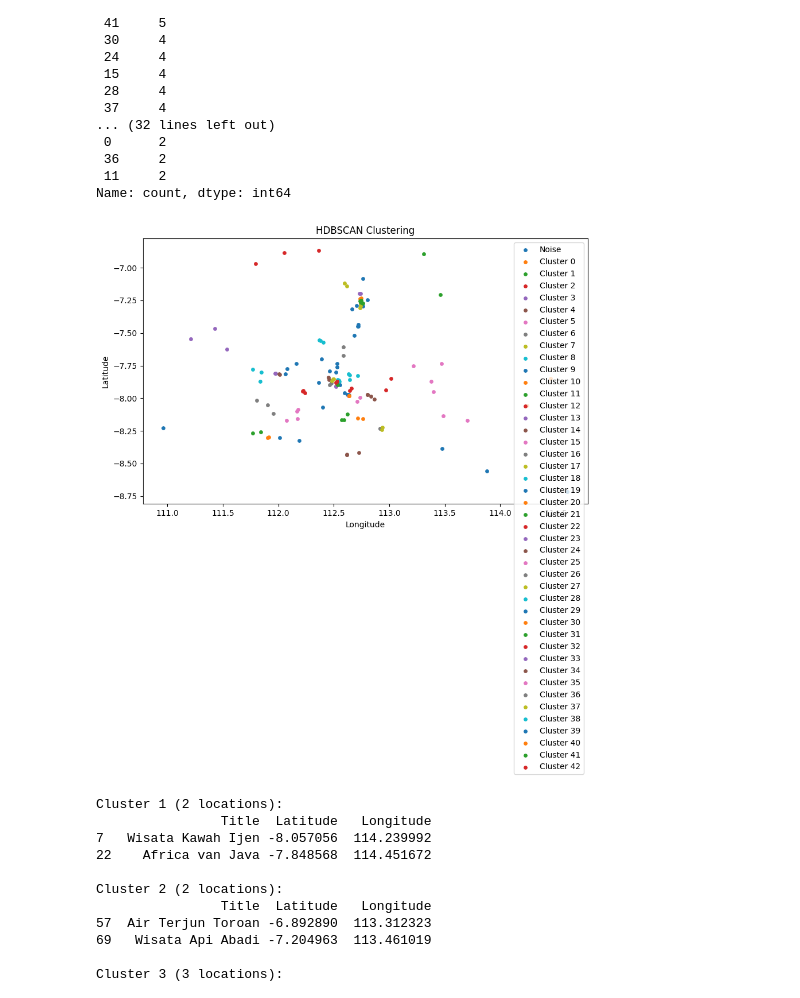
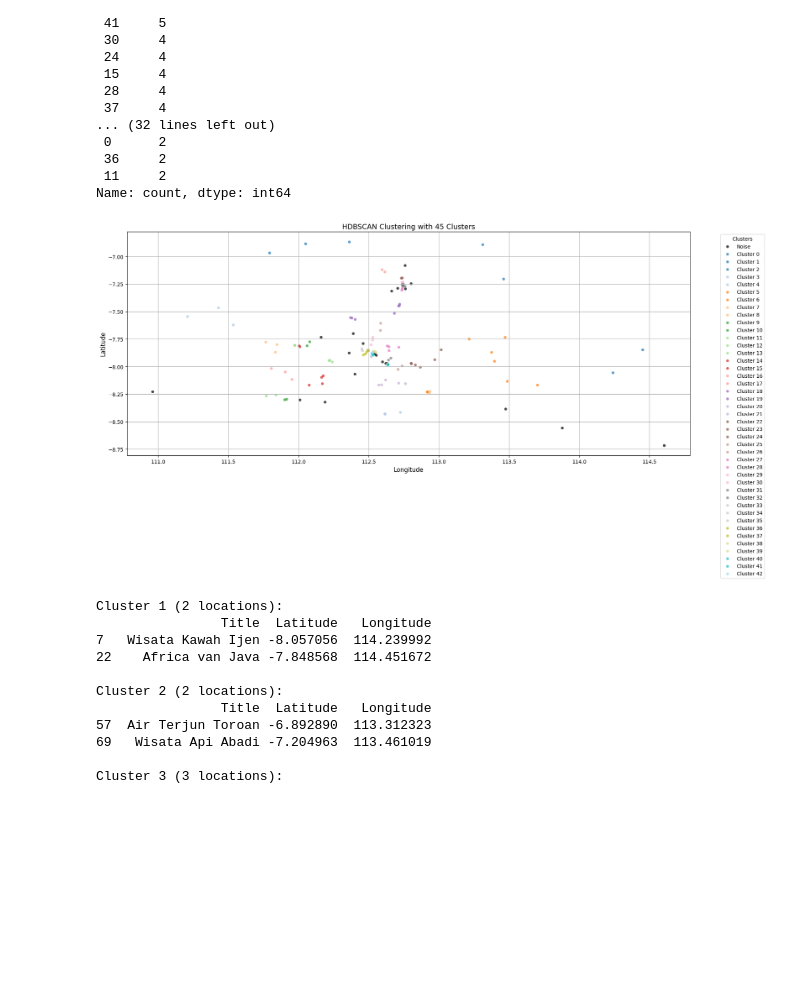
Before and after one commit to Gumm11/Recommendation, a Jupyter notebook: Jatim.ipynb, the cells around one changed output. Drawn from its saved outputs; the diff is of its cells as text; code cells hidden in the pictures; blank space fills up the shorter version.

```diff
--- a/Jatim.ipynb
+++ b/Jatim.ipynb
@@ -147,19 +148,33 @@ Cluster
  11     2
 Name: count, dtype: int64
 # %%
-plt.figure(figsize=(10, 6))
+cmap = plt.cm.get_cmap("tab20", 45)
+
+plt.figure(figsize=(20, 8))
+
 for cluster_id in sorted(df['Cluster'].unique()):
     label = f"Cluster {cluster_id}" if cluster_id != -1 else "Noise"
     cluster_points = df[df['Cluster'] == cluster_id]
-    plt.scatter(cluster_points['Longitude'], cluster_points['Latitude'], label=label, s=15)
+    color = 'black' if cluster_id == -1 else cmap(cluster_id)  # Black for noise
 
-plt.title("HDBSCAN Clustering")
-plt.xlabel("Longitude")
-plt.ylabel("Latitude")
-plt.legend()
+    plt.scatter(
+        cluster_points['Longitude'],
+        cluster_points['Latitude'],
+        label=label,
+        color=color,
+        s=30,
+        edgecolor='none',
+        alpha=0.7
+    )
+
+plt.title("HDBSCAN Clustering with 45 Clusters", fontsize=14)
+plt.xlabel("Longitude", fontsize=12)
+plt.ylabel("Latitude", fontsize=12)
+plt.legend(bbox_to_anchor=(1.05, 1), loc='upper left', title="Clusters", fontsize=10)
+plt.grid()
 plt.show()
 # %% [output]
-[figure, old version]
+[figure, new version]
 # %%
 clusters = {}
 for cluster_id in sorted(df['Cluster'].unique()):
```
Also changed, not shown: parts of 7 cells of this notebook.
